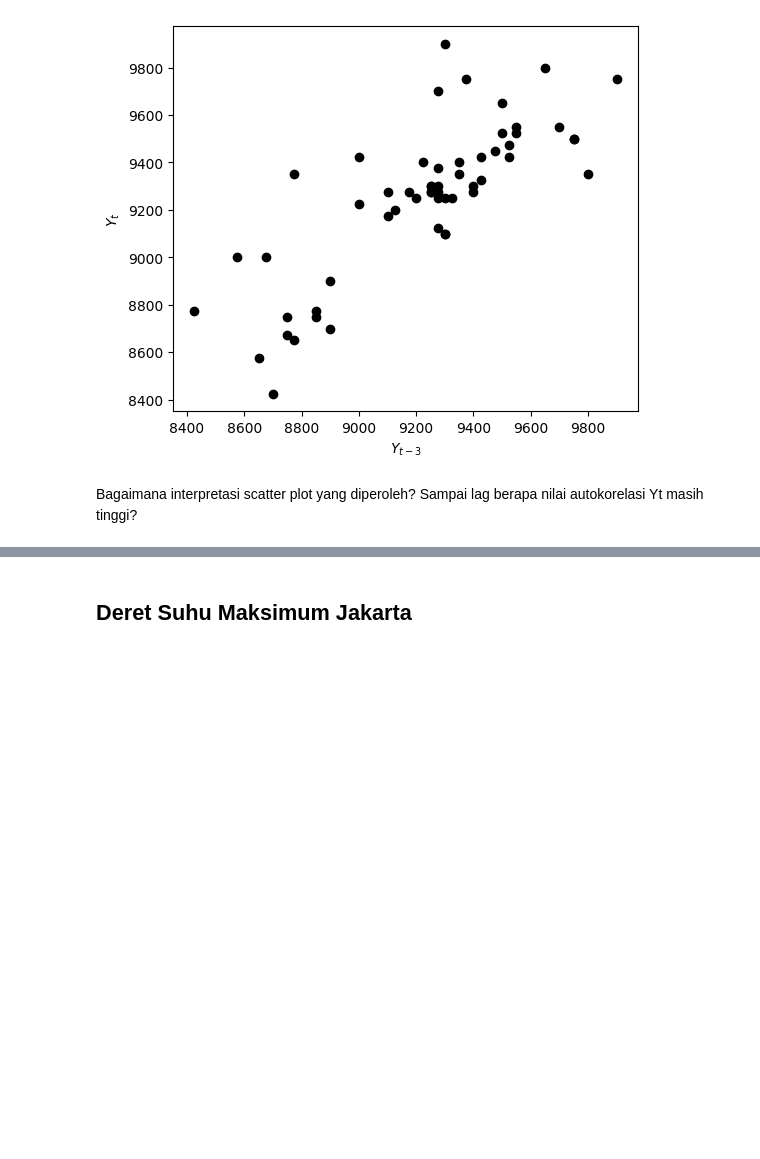
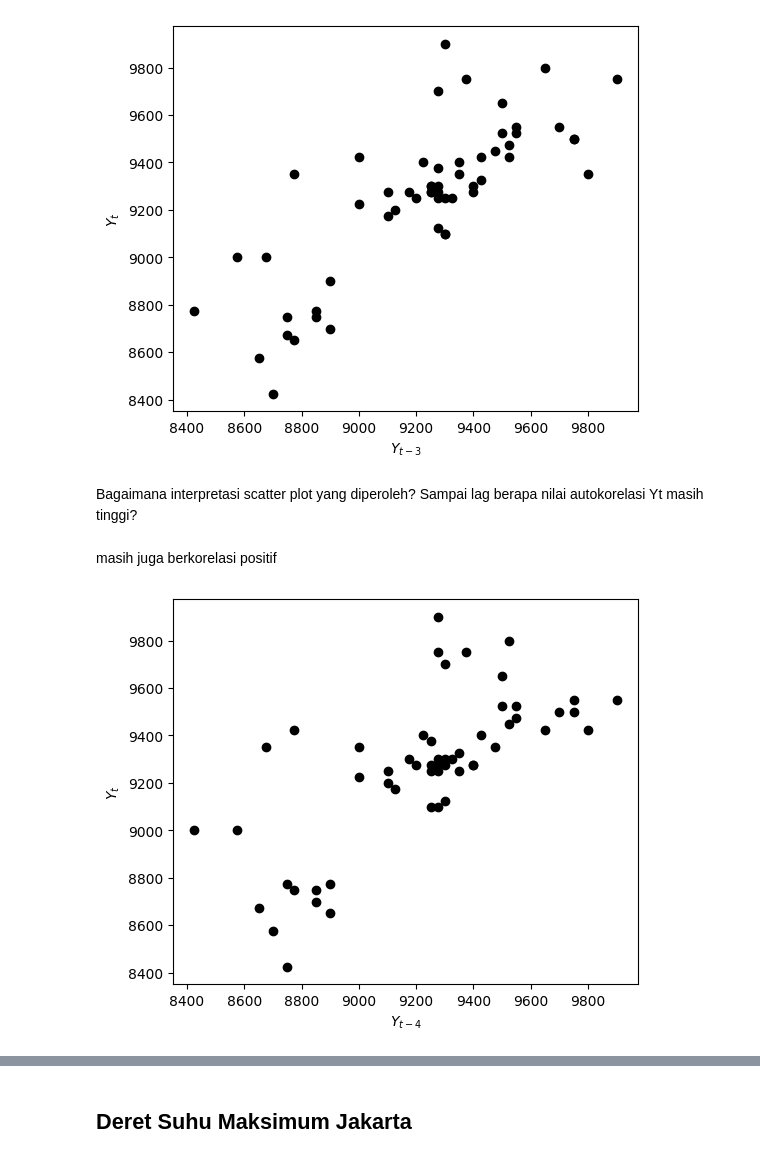
Before and after one commit to Andiilla/Analisis-Time-Series-Public, a Jupyter notebook: PERTEMUAN1/Hands_On_STA1542_Minggu_1.ipynb, the cells around one changed output, grey strips where cells are left out. Saved outputs shown, nothing was run; the diff lists cells and outputs as text; code cells hidden in the pictures; blank space fills up the shorter version.

```diff
--- a/PERTEMUAN1/Hands_On_STA1542_Minggu_1.ipynb
+++ b/PERTEMUAN1/Hands_On_STA1542_Minggu_1.ipynb
@@ -126,3 +270,13 @@ plt.show()
 # %% [markdown]
 Bagaimana interpretasi scatter plot yang diperoleh?
 Sampai lag berapa nilai autokorelasi Yt masih tinggi?
+# %% [markdown]
+masih juga berkorelasi positif
+# %%
+#menampilkan scatterplot antara Yt dan Yt-4
+plt.figure(figsize=(6,5))
+pd.plotting.lag_plot(bni.Close, lag=4, c='k')
+plt.xlabel(r'$Y_{t-4}$'),plt.ylabel(r'$Y_{t}$')
+plt.show()
+# %% [output]
+[figure, added]
```
Also changed, not shown: parts of 26 cells of this notebook.
